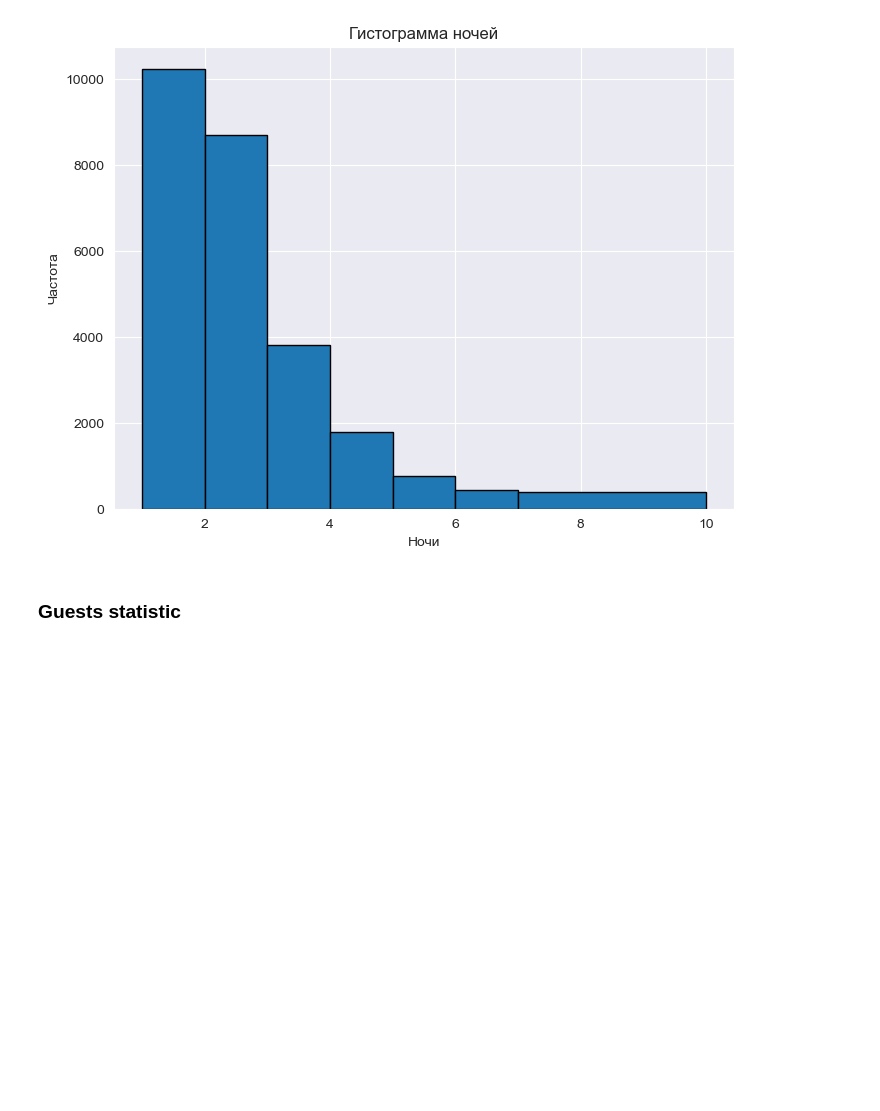
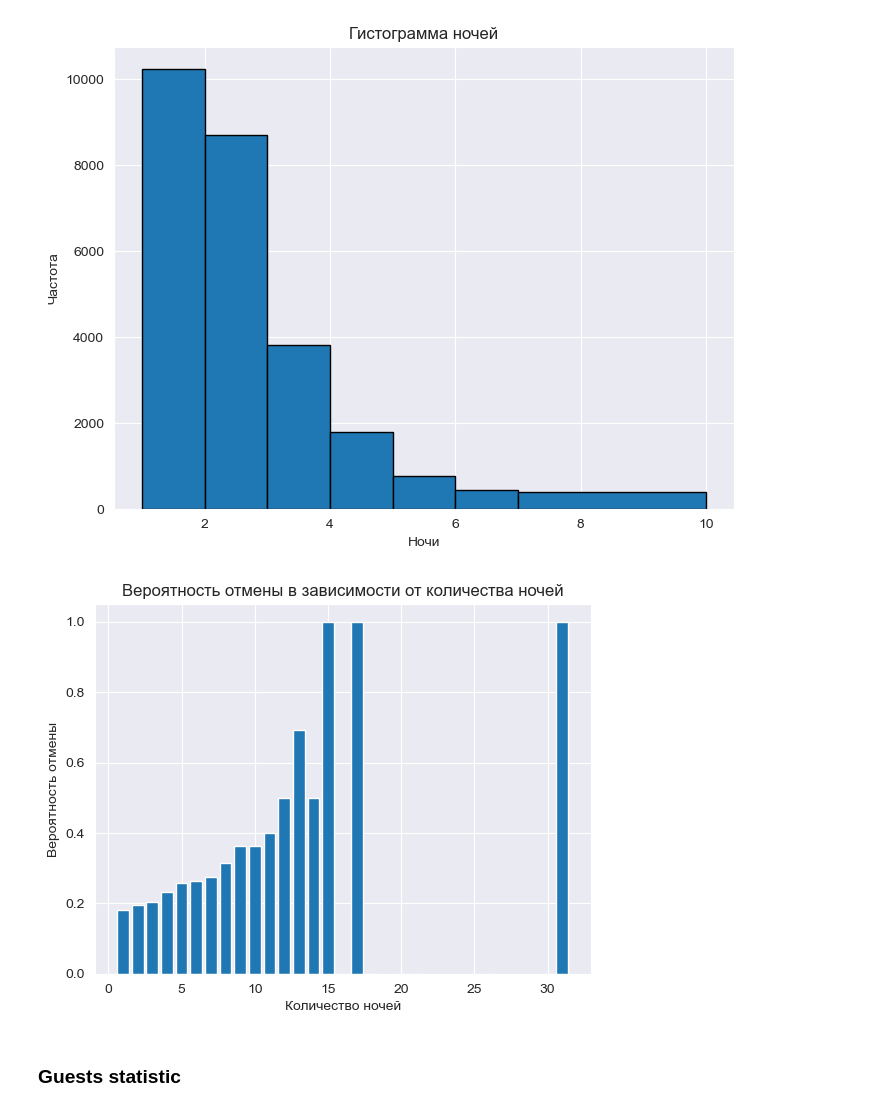
Before and after one commit to impartac/PSB_hack, a Jupyter notebook: scripts/data_preproc.ipynb, the cells around one changed output. Saved outputs shown, nothing was run; the diff lists cells and outputs as text; code cells hidden in the pictures; blank space fills up the shorter version.

```diff
--- a/scripts/data_preproc.ipynb
+++ b/scripts/data_preproc.ipynb
@@ -191,6 +191,21 @@ plt.title('Гистограмма ночей')
 plt.show()
 # %% [output]
 [figure]
+# %%
+grouped = train_df.groupby('Ночей')['Дата отмены'].mean()
+
+# Строим гистограмму
+plt.bar(grouped.index, grouped.values)
+
+# Добавляем заголовок и подписи осей
+plt.title('Вероятность отмены в зависимости от количества ночей')
+plt.xlabel('Количество ночей')
+plt.ylabel('Вероятность отмены')
+
+# Показываем график
+plt.show()
+# %% [output]
+[figure, added]
 # %% [markdown]
 ### Guests statistic
 # %%
```
